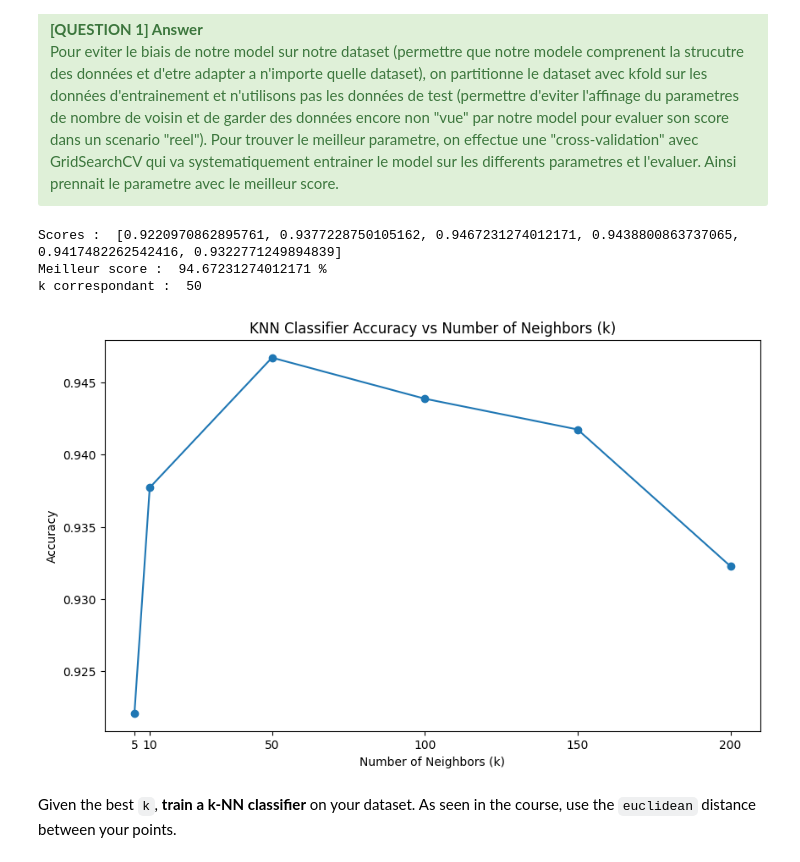
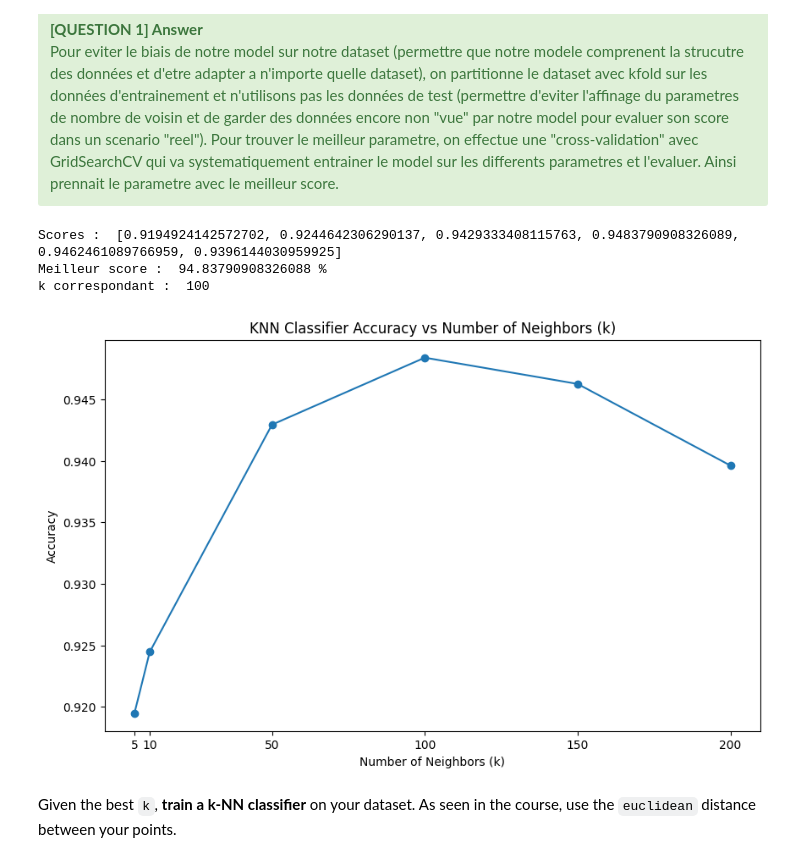
Before and after one commit to Johnny-prog270/Hackaton, a Jupyter notebook: hackathon_etudiant.ipynb, the cells around one changed output. Saved outputs shown, nothing was run; the diff lists cells and outputs as text; code cells hidden in the pictures.

```diff
--- a/hackathon_etudiant.ipynb
+++ b/hackathon_etudiant.ipynb
@@ -272,42 +269,42 @@ param_grid = {
 }
 
 kfold = KFold(n_splits=5, shuffle=True, random_state=seed)
-knn = KNeighborsClassifier()
+knn = KNeighborsClassifier(weights='distance')
 
 # Grid search avec KFold (pour éviter de l'overfitting)
 grid = GridSearchCV(
     estimator=knn,
     param_grid=param_grid,
     cv=kfold,
     scoring="accuracy",
     n_jobs=-1
 )
 
 # Fit uniquement sur le train_set
 grid.fit(x_train, y_train)
 
 # Meilleurs k et score
 k = grid.best_params_["n_neighbors"]
 max_score = grid.best_score_
 
 scores = grid.cv_results_["mean_test_score"].tolist()
 
 print("Scores : ", scores)
 print("Meilleur score : ", max_score*100, "%\nk correspondant : ", k)
 
 # Plot des scores en fonction de k
 plt.figure(figsize=(10,6))
 plt.plot(param_grid["n_neighbors"], scores, marker='o')
 plt.title('KNN Classifier Accuracy vs Number of Neighbors (k)')
 plt.xlabel('Number of Neighbors (k)')
 plt.ylabel('Accuracy')
 plt.xticks(param_grid["n_neighbors"])
 plt.show()
 # %% [output]
-Scores :  [0.9220970862895761, 0.9377228750105162, 0.9467231274012171, 0.9438800863737065, 0.9417482262542416, 0.9322771249894839]
-Meilleur score :  94.67231274012171 %
-k correspondant :  50
+Scores :  [0.9194924142572702, 0.9244642306290137, 0.9429333408115763, 0.9483790908326089, 0.9462461089766959, 0.9396144030959925]
+Meilleur score :  94.83790908326088 %
+k correspondant :  100
-[figure, old version]
+[figure, new version]
 # %% [markdown]
 Given the best `k`, **train a k-NN classifier** on your dataset. As seen in the course, use the `euclidean` distance between your points.
 # %%
```
Also changed, not shown: parts of 9 cells of this notebook, 1 other file.
